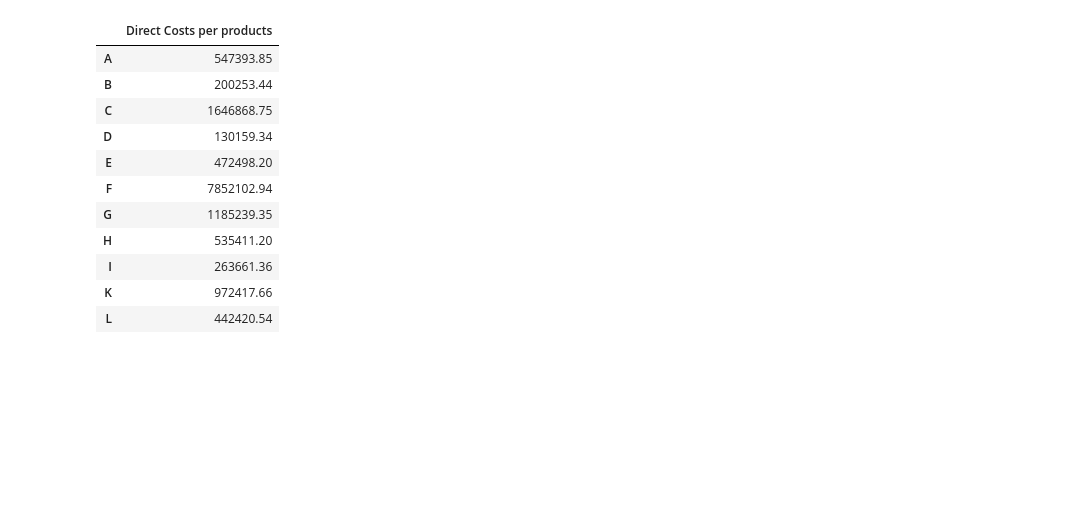
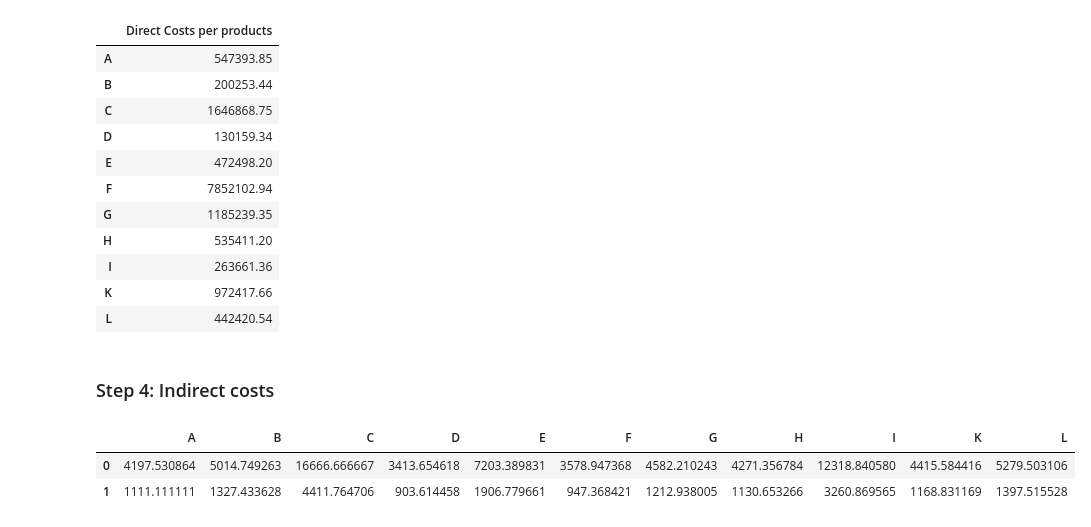
Before and after one commit to PaulineMalaguti/EBA3630, a Jupyter notebook: Customer Profitability Index/Problem 2/2customerprofitability.ipynb, the cells around one changed output. Cells and saved outputs as stored; diff of their text form; code cells hidden in the pictures; blank space fills up the shorter version.

Commit message:
Start indirect costs

```diff
--- a/Customer Profitability Index/Problem 2/2customerprofitability.ipynb
+++ b/Customer Profitability Index/Problem 2/2customerprofitability.ipynb
@@ -217,6 +217,7 @@ components_pallet = indirect_costs.iloc[-1,3:].copy()
 components_pallet = pd.DataFrame(components_pallet).T
 components_pallet.columns = products
 components_pallet.reset_index(drop=True, inplace = True)
+components_pallet = components_pallet.apply(pd.to_numeric)
 components_pallet
 # %% [output]
 |  | A | B | C | D | E | F | G | H | I | K | L |
@@ -337,3 +338,22 @@ direct_costs_product
 | I | 263661.36 |
 | K | 972417.66 |
 | L | 442420.54 |
+# %% [markdown]
+### Step 4: Indirect costs
+# %%
+n_p = []
+
+val = 'components'
+r = cost_info.loc[cost_info['Cost driver'].str.contains('components').index, 'Activity cost'].values.tolist()
+a = cost_info.index[cost_info['Cost driver'].str.contains(val)].tolist()
+for i in a :
+    n_p.append(cost_info.loc[i,'Activity cost'] / components_pallet.values.tolist())
+#print(np.ndim(n_p)) # pb is that n_p is three dimensions so I need to reshape it to 2
+n_p = np.array(n_p).reshape((len(a),len(products)))
+#print(np.ndim(n_p)) #check now 2 dimensions
+number_pallets = pd.DataFrame(n_p, columns = products)
+number_pallets
+# %% [output]
+|  | A | B | C | D | E | F | G | H | I | K | L |
+| 0 | 4197.530864 | 5014.749263 | 16666.666667 | 3413.654618 | 7203.389831 | 3578.947368 | 4582.210243 | 4271.356784 | 12318.840580 | 4415.584416 | 5279.503106 |
+| 1 | 1111.111111 | 1327.433628 | 4411.764706 | 903.614458 | 1906.779661 | 947.368421 | 1212.938005 | 1130.653266 | 3260.869565 | 1168.831169 | 1397.515528 |
```
